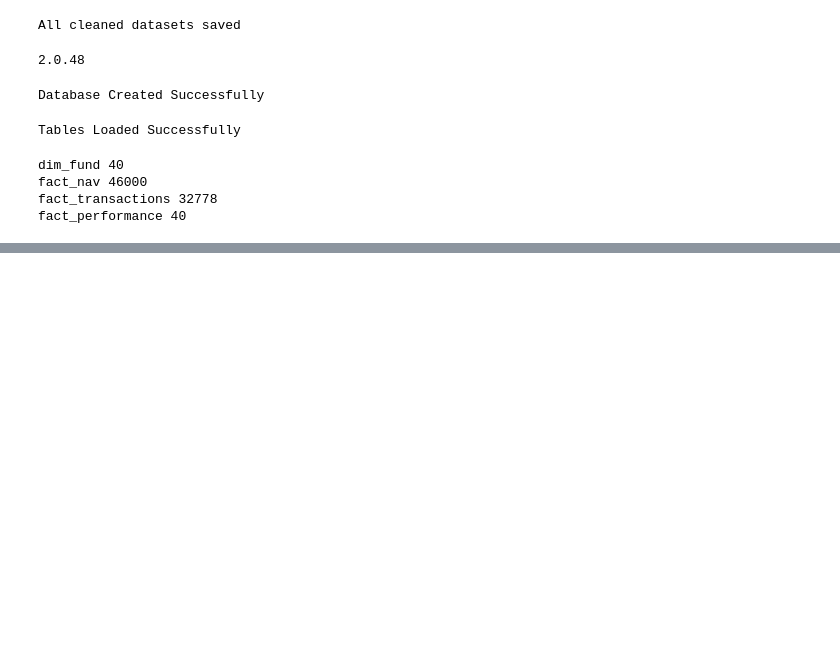
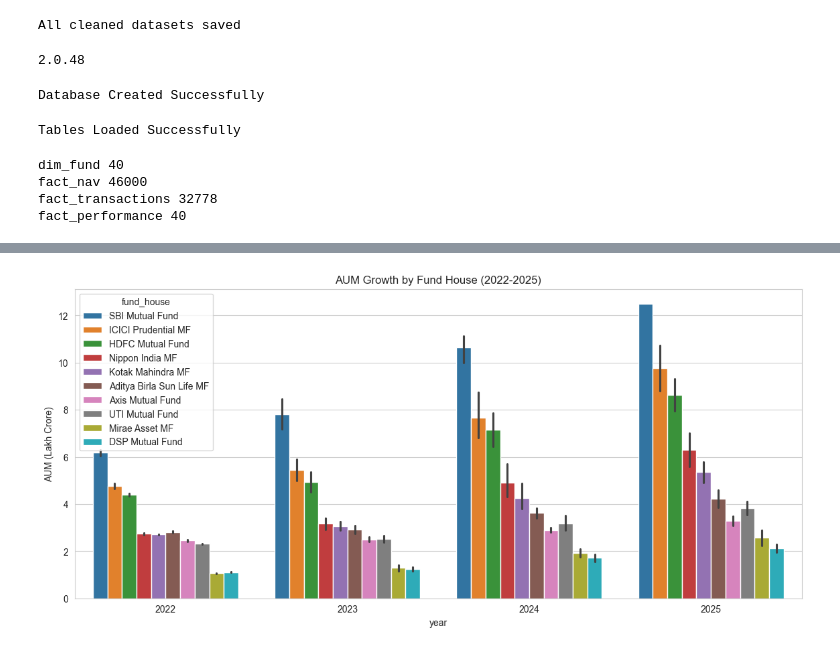
Before and after one commit to Karan820-da/Mutual_Fund_Capstone_Project, a Jupyter notebook: Notebooks/Mutual_Fund_Capstone_Project.ipynb, the cells around one changed output, grey strips where cells are left out. Saved outputs shown, nothing was run; the diff lists cells and outputs as text; code cells hidden in the pictures; blank space fills up the shorter version.

```diff
--- a/Notebooks/Mutual_Fund_Capstone_Project.ipynb
+++ b/Notebooks/Mutual_Fund_Capstone_Project.ipynb
@@ -656,3 +654,14 @@ dim_fund 40
 fact_nav 46000
 fact_transactions 32778
 fact_performance 40
+# %%
+import pandas as pd
+import numpy as np
+
+import matplotlib.pyplot as plt
+import seaborn as sns
+import plotly.express as px
+import plotly.graph_objects as go
+
+plt.figure(figsize=(12,6))
+sns.set_style("whitegrid")
@@ -658,0 +670,13 @@ fact_performance 40
+# %%
+base = r"C:\Users\karan\OneDrive\Desktop\Mutual_Fund_Capstone_Project\Data\Processed"
+
+fund_master = pd.read_csv(f"{base}\\clean_fund_master.csv")
+nav = pd.read_csv(f"{base}\\clean_nav_history.csv")
+aum = pd.read_csv(f"{base}\\clean_aum_by_fund_house.csv")
+sip = pd.read_csv(f"{base}\\clean_monthly_sip_inflows.csv")
+category = pd.read_csv(f"{base}\\clean_category_inflows.csv")
+folio = pd.read_csv(f"{base}\\clean_industry_folio_count.csv")
+performance = pd.read_csv(f"{base}\\clean_scheme_performance.csv")
+transactions = pd.read_csv(f"{base}\\clean_investor_transactions.csv")
+holdings = pd.read_csv(f"{base}\\clean_portfolio_holdings.csv")
+benchmark = pd.read_csv(f"{base}\\clean_benchmark_indices.csv")
@@ -658,0 +712,19 @@ fact_performance 40
+# %%
+aum["date"] = pd.to_datetime(aum["date"])
+
+aum["year"] = aum["date"].dt.year
+
+plt.figure(figsize=(14,6))
+
+sns.barplot(
+    data=aum,
+    x="year",
+    y="aum_lakh_crore",
+    hue="fund_house"
+)
+
+plt.title("AUM Growth by Fund House (2022-2025)")
+plt.ylabel("AUM (Lakh Crore)")
+plt.show()
+# %% [output]
+[figure, added]
```
Also changed, not shown: parts of 36 cells of this notebook, 5 other files.
